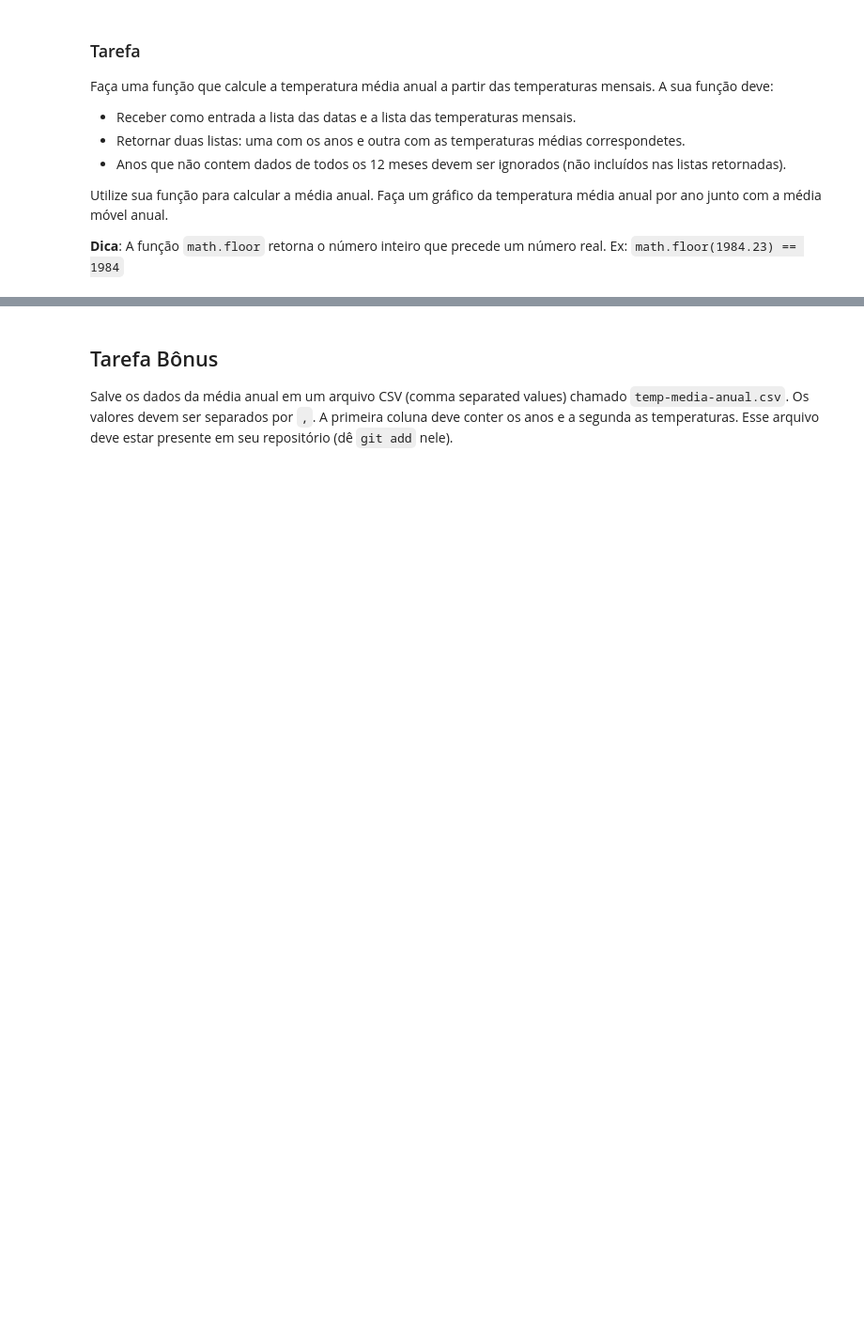
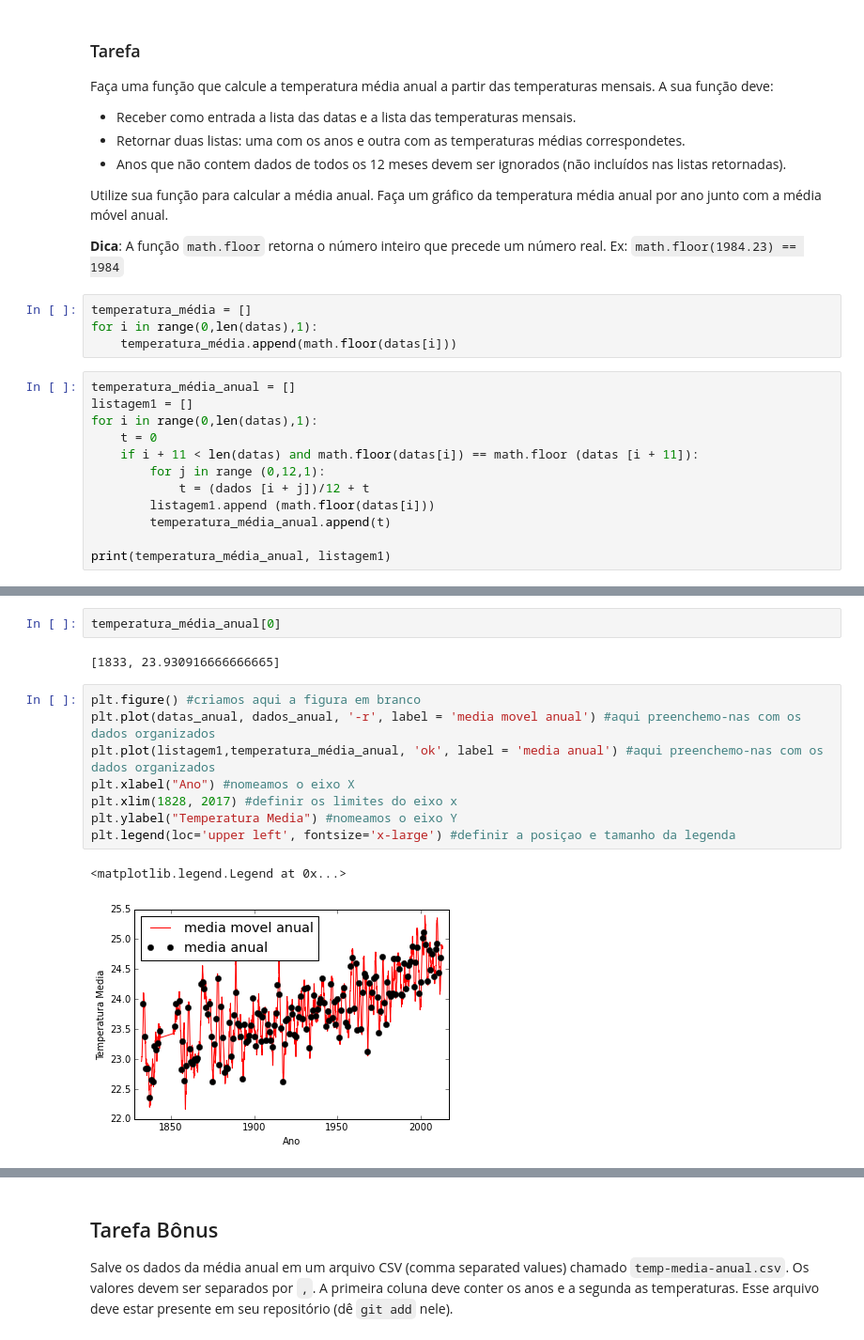
Before and after one commit to mat-esp-2015/capstone-luiza-luiz-juliana, a Jupyter notebook: capstone.ipynb, the cells around one changed output, grey strips where cells are left out. Shown: that part at 94% size. Drawn from its saved outputs; the diff is of its cells as text; blank space fills up the shorter version.

Commit message:
Finalizamos a tarefa 2 plotando o grafico da media movel anual e media anual

```diff
--- a/capstone.ipynb
+++ b/capstone.ipynb
@@ -108,3 +108,19 @@ Faça uma função que calcule a temperatura média anual a partir das temperatu
 Utilize sua função para calcular a média anual. Faça um gráfico da temperatura média anual por ano junto com a média móvel anual.
 
 **Dica**: A função `math.floor` retorna o número inteiro que precede um número real. Ex: `math.floor(1984.23) == 1984`
+# %%
+temperatura_média = []
+for i in range(0,len(datas),1):
+    temperatura_média.append(math.floor(datas[i]))
+# %%
+temperatura_média_anual = []
+listagem1 = []
+for i in range(0,len(datas),1):
+    t = 0
+    if i + 11 < len(datas) and math.floor(datas[i]) == math.floor (datas [i + 11]):
+        for j in range (0,12,1):
+            t = (dados [i + j])/12 + t
+        listagem1.append (math.floor(datas[i]))
+        temperatura_média_anual.append(t)
+
+print(temperatura_média_anual, listagem1)
@@ -111,3 +152,18 @@ Utilize sua função para calcular a média anual. Faça um gráfico da temperat
+# %%
+temperatura_média_anual[0]
+# %% [output]
+[1833, 23.930916666666665]
+# %%
+plt.figure() #criamos aqui a figura em branco
+plt.plot(datas_anual, dados_anual, '-r', label = 'media movel anual') #aqui preenchemo-nas com os dados organizados
+plt.plot(listagem1,temperatura_média_anual, 'ok', label = 'media anual') #aqui preenchemo-nas com os dados organizados
+plt.xlabel("Ano") #nomeamos o eixo X
+plt.xlim(1828, 2017) #definir os limites do eixo x
+plt.ylabel("Temperatura Media") #nomeamos o eixo Y
+plt.legend(loc='upper left', fontsize='x-large') #definir a posiçao e tamanho da legenda
+# %% [output]
+<matplotlib.legend.Legend at 0x...>
+[figure, added]
 # %% [markdown]
 ### Resultado esperado
 
```
Also changed, not shown: parts of 2 cells of this notebook.
